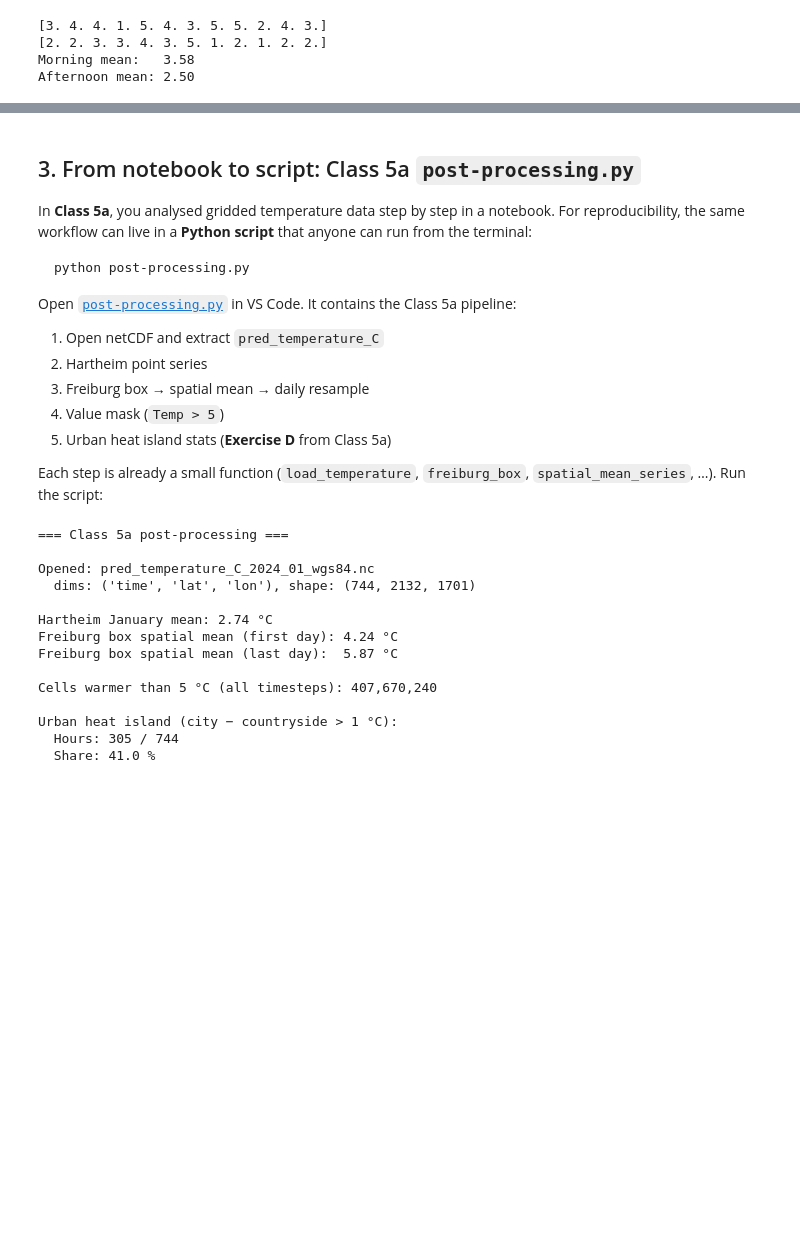
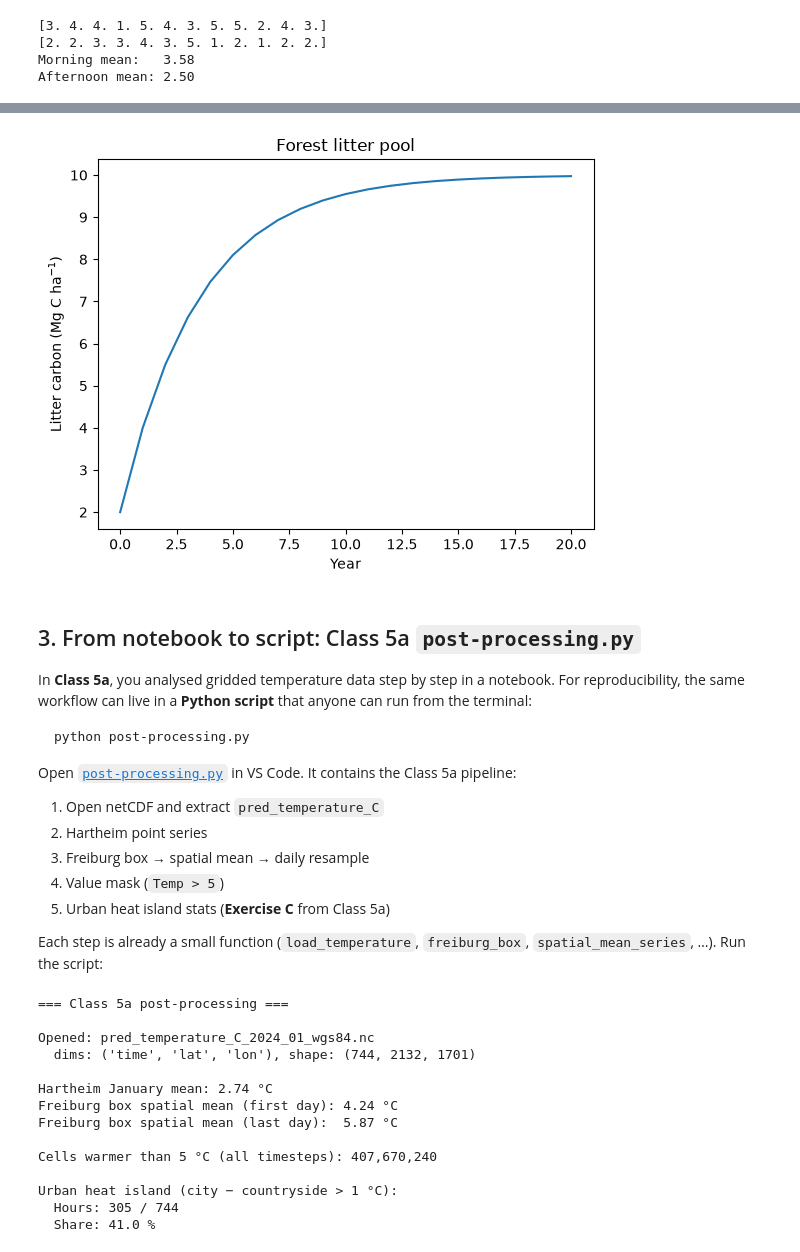
Before and after one commit to future-forests/coding-course, a Jupyter notebook: solutions/06-advanced-python/06-advanced-python.ipynb, the cells around one changed output, grey strips where cells are left out. Drawn from its saved outputs; the diff is of its cells as text; code cells hidden in the pictures; blank space fills up the shorter version.

```diff
--- a/solutions/06-advanced-python/06-advanced-python.ipynb
+++ b/solutions/06-advanced-python/06-advanced-python.ipynb
@@ -150,3 +167,34 @@ The conversion formula is always the same — only the **data container** change
+# %%
+# Model parameters (Olson, 1963 — temperate pine stand)
+L = 2.5     # Litterfall input (Mg C ha^-1 yr^-1)
+k = 0.25    # Decomposition rate (yr^-1)
+C0 = 2.0    # Initial litter stock after disturbance (Mg C ha^-1)
+
+# Euler set-up
+dt = 1       # Time-step (yr)
+NSteps = 20  # Number of Euler steps
+LitterC = np.zeros(NSteps + 1)  # Litter carbon stock at each year
+LitterC[0] = C0                 # Initial condition
+
+def carbon_rate(litter_c, L, k):
+    # Right-hand side of the ODE: litterfall minus decomposition (Mg C ha^-1 yr^-1)
+    rate = L - k * litter_c
+    return rate
+
+# Euler loop: slope at year n gives the stock at year n + 1
+for n, LitterC_t in enumerate(LitterC[:-1]):  # all years except the last
+    CarbonRate = carbon_rate(litter_c=LitterC_t, L=L, k=k)   # slope F(t_n, C_n)
+    LitterC[n + 1] = LitterC_t + dt * CarbonRate             # C_{n+1} = C_n + Δt · F
+
+# Plot
+Years = np.arange(NSteps + 1) * dt   # 0, 1, ..., 20 yr (np.arange is same as list(range()))
+plt.plot(Years, LitterC)
+plt.xlabel("Year")
+plt.ylabel("Litter carbon (Mg C ha$^{-1}$)")
+plt.title("Forest litter pool")
+plt.show()
+# %% [output]
+[figure, added]
 # %% [markdown]
 ## 3. From notebook to script: Class 5a `post-processing.py`
 
@@ -162,7 +210,7 @@ Open [`post-processing.py`](post-processing.py) in VS Code. It contains the Clas
 2. Hartheim point series
 3. Freiburg box → spatial mean → daily resample
 4. Value mask (`Temp > 5`)
-5. Urban heat island stats (**Exercise D** from Class 5a)
+5. Urban heat island stats (**Exercise C** from Class 5a)
 
 Each step is already a small function (`load_temperature`, `freiburg_box`, `spatial_mean_series`, …). Run the script:
 # %%
```
Also changed, not shown: parts of 27 cells of this notebook, 3 other files.
